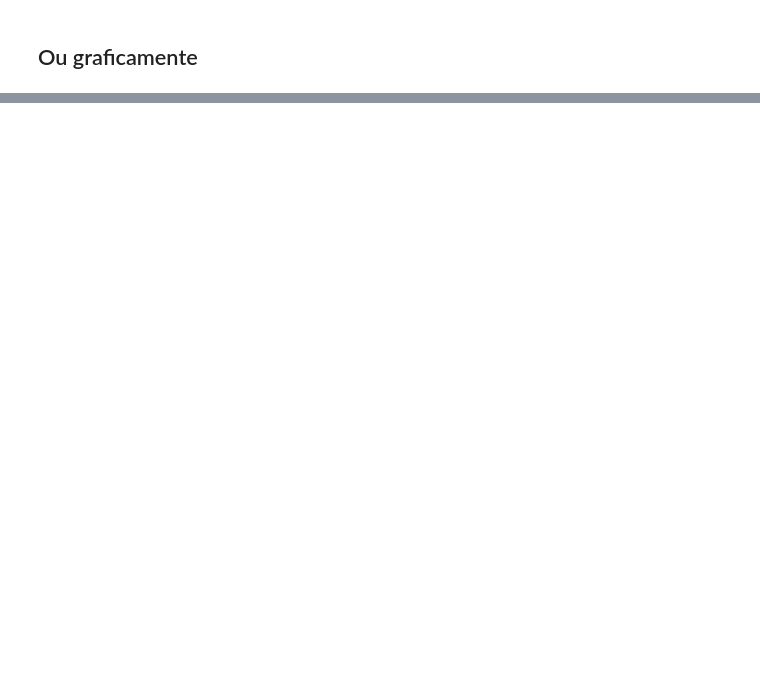
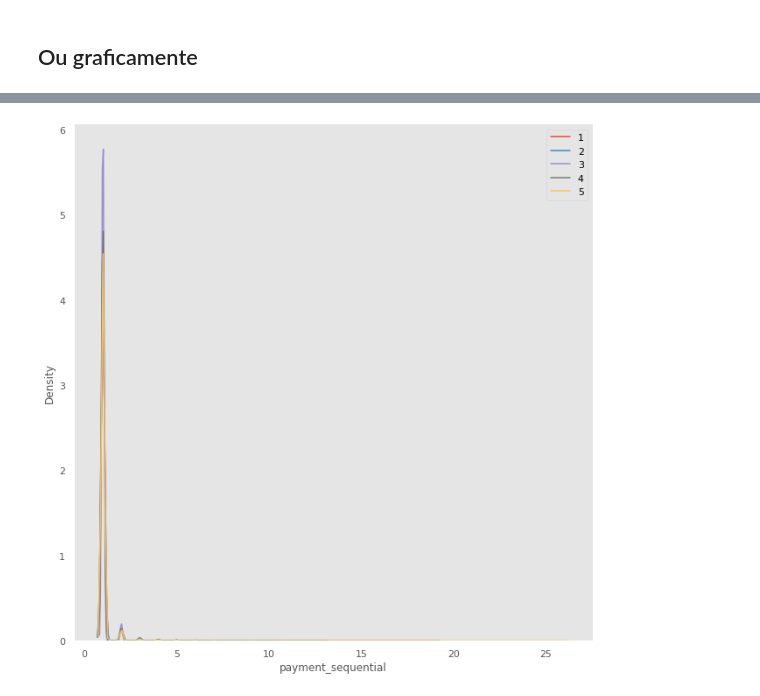
Before and after one commit to carlossrb/py-projects, a Jupyter notebook: src/ecommerces/ecommerces.ipynb, the cells around one changed output, grey strips where cells are left out. Drawn from its saved outputs; the diff is of its cells as text; code cells hidden in the pictures; blank space fills up the shorter version.

```diff
--- a/src/ecommerces/ecommerces.ipynb
+++ b/src/ecommerces/ecommerces.ipynb
@@ -223,0 +263,9 @@ data[(data["payment_type"] == "voucher") & (data["payment_installments"] > 1)]
+# %%
+sns.FacetGrid(data, hue="review_score", height=9)\
+    .map(sns.kdeplot, "payment_sequential")
+legend = plt.legend()
+plt.setp(legend.get_texts(), color='black')
+plt.grid(False)
+plt.show()
+# %% [output]
+[figure, added]
```
Also changed, not shown: parts of 37 cells of this notebook, 1 other file.
